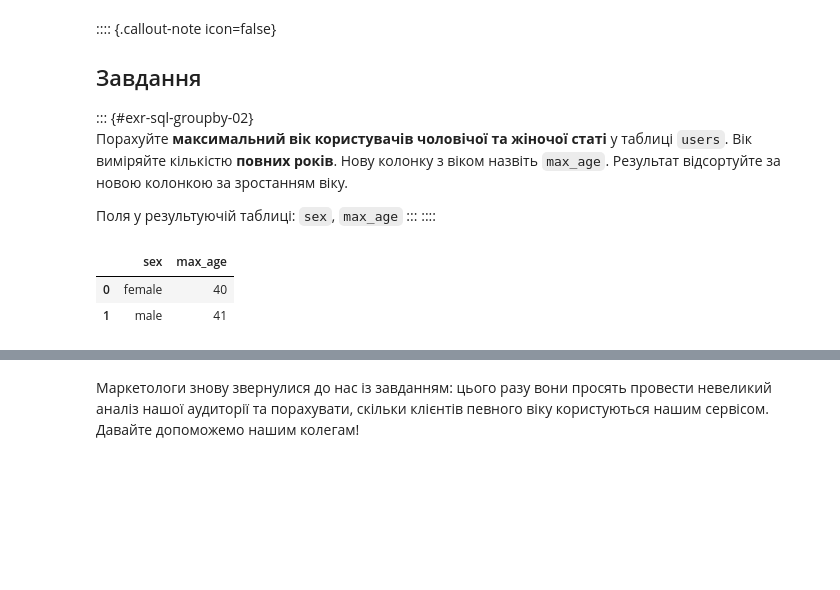
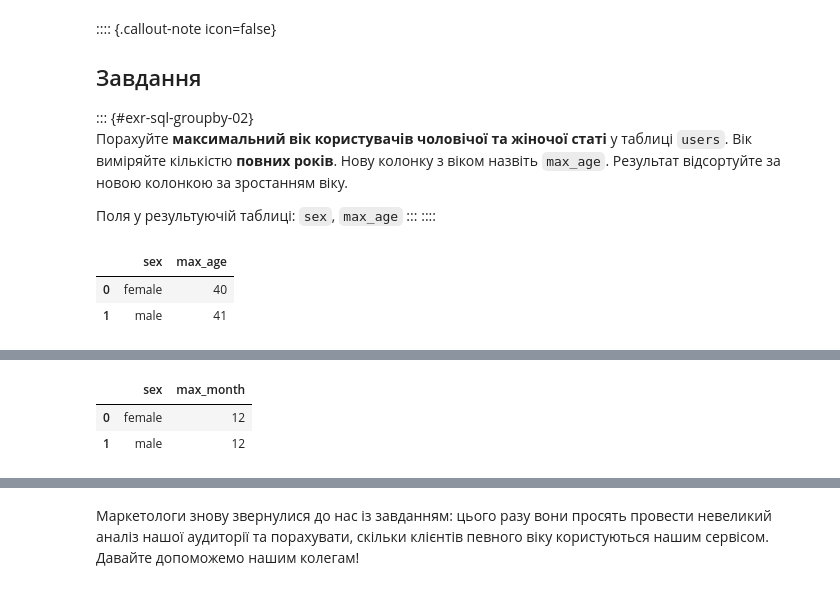
Before and after one commit to Aranaur/py4ds, a Jupyter notebook: sql_groupby.ipynb, the cells around one changed output, grey strips where cells are left out. Drawn from its saved outputs; the diff is of its cells as text; code cells hidden in the pictures; blank space fills up the shorter version.

```diff
--- a/sql_groupby.ipynb
+++ b/sql_groupby.ipynb
@@ -156,0 +349,14 @@ ORDER BY max_age
+# %%
+#| code-fold: true
+#| code-summary: "Рішення"
+
+%%sql
+SELECT sex,
+       max(date_part('month', birth_date))::integer as max_month
+FROM   users
+GROUP BY sex
+ORDER BY sex
+# %% [output]
+|  | sex | max_month |
+| 0 | female | 12 |
+| 1 | male | 12 |
```
Also changed, not shown: parts of 29 cells of this notebook, 2 other files.
